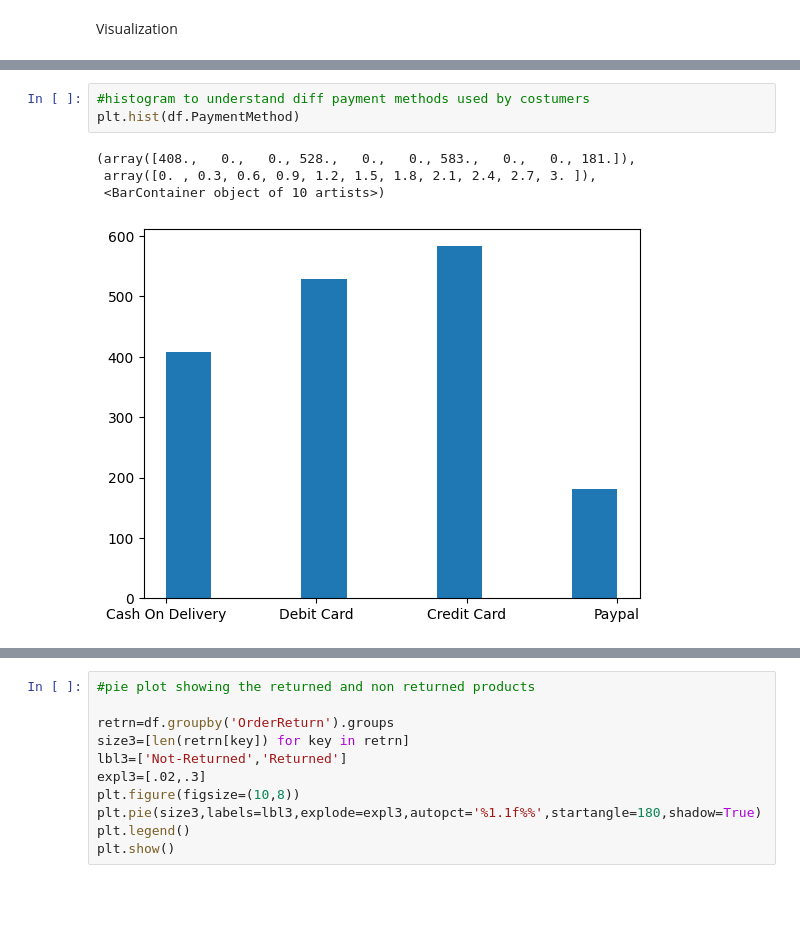
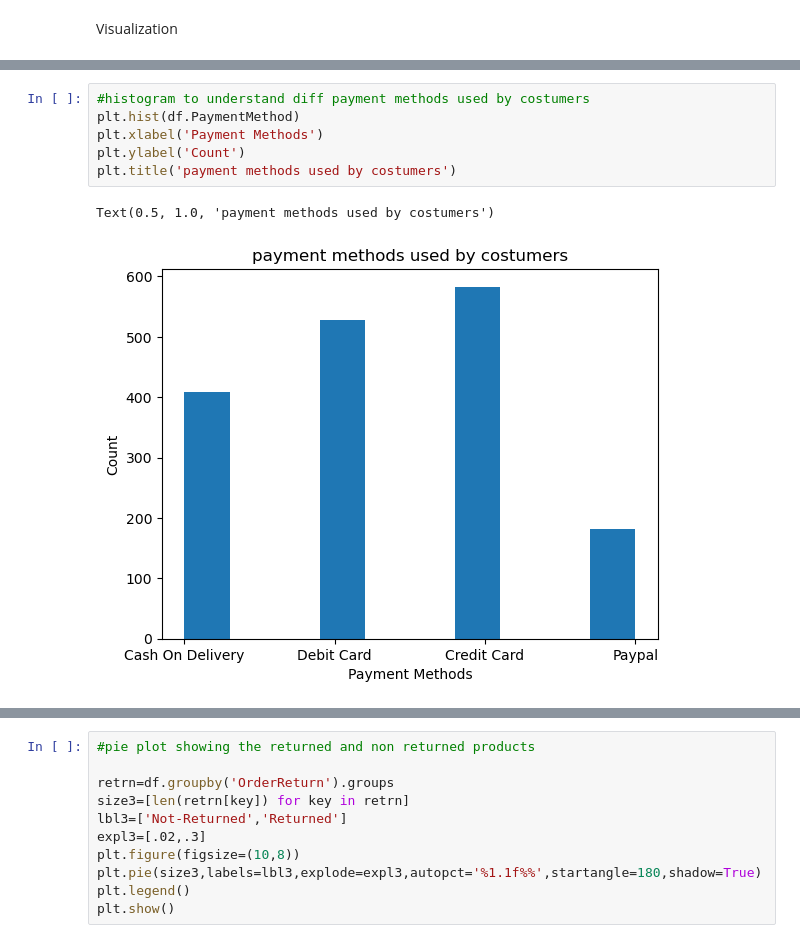
Before and after one commit to Aswanthlal/E-Commerce-data-analysis, a Jupyter notebook: ecommerce_project_data_analysis.ipynb, the cells around one changed output, grey strips where cells are left out. Saved outputs shown, nothing was run; the diff lists cells and outputs as text; blank space fills up the shorter version.

```diff
--- a/ecommerce_project_data_analysis.ipynb
+++ b/ecommerce_project_data_analysis.ipynb
@@ -320,11 +550,12 @@ plt.bar(df.Category,df.Cost)
 # %%
 #histogram to understand diff payment methods used by costumers
 plt.hist(df.PaymentMethod)
+plt.xlabel('Payment Methods')
+plt.ylabel('Count')
+plt.title('payment methods used by costumers')
 # %% [output]
-(array([408.,   0.,   0., 528.,   0.,   0., 583.,   0.,   0., 181.]),
- array([0. , 0.3, 0.6, 0.9, 1.2, 1.5, 1.8, 2.1, 2.4, 2.7, 3. ]),
- <BarContainer object of 10 artists>)
+Text(0.5, 1.0, 'payment methods used by costumers')
-[figure, old version]
+[figure, new version]
 # %%
 #relation bw monthly income and purchased price
 plt.bar(df.MonthlyIncome,df.TotalPrice)
```
Also changed, not shown: parts of 52 cells of this notebook.
